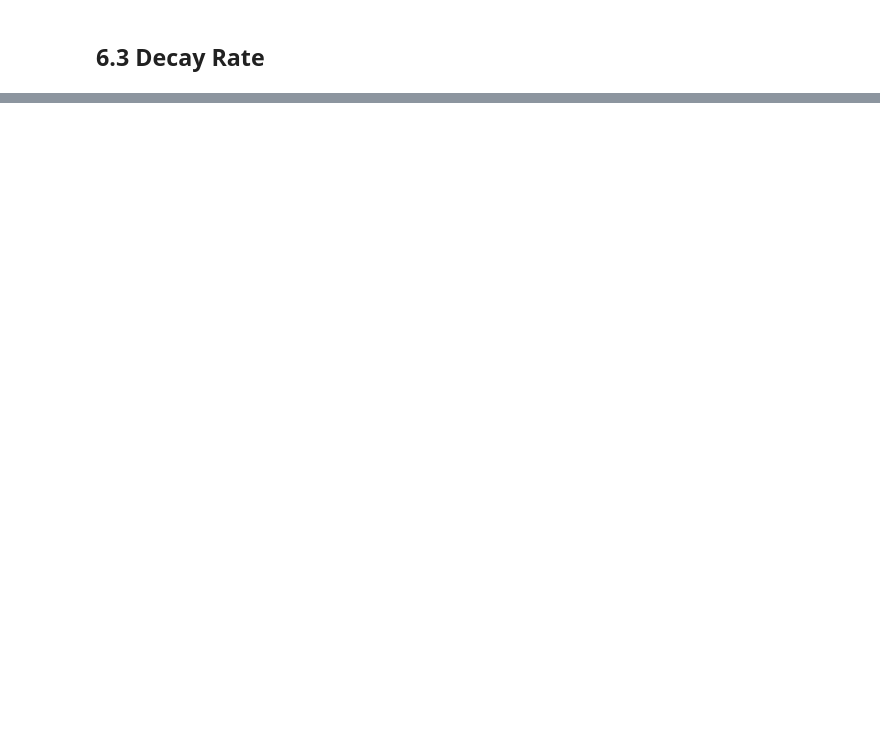
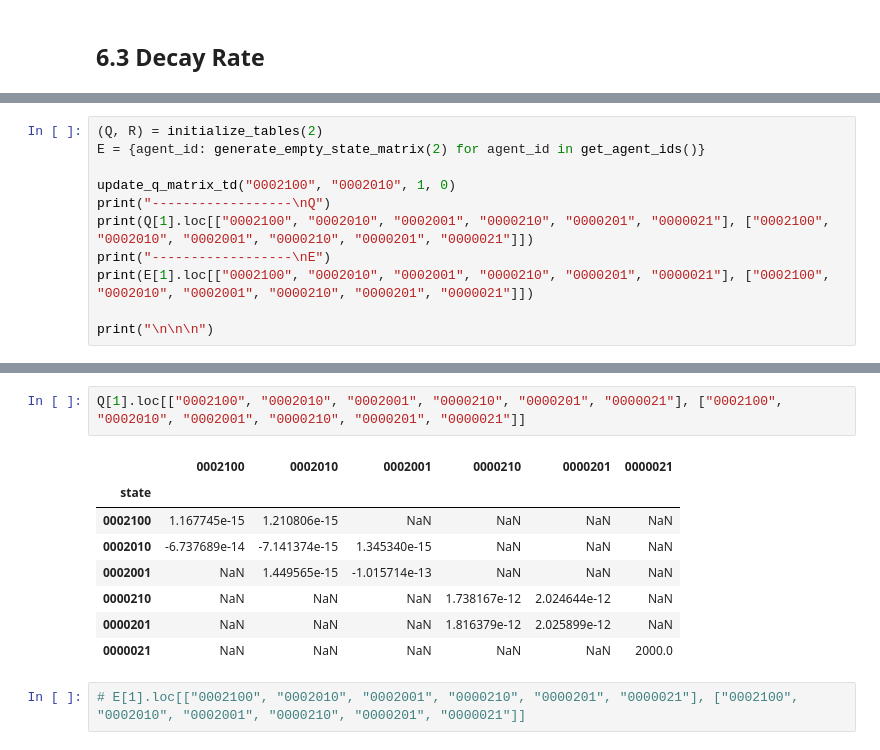
Before and after one commit to melloflavio/2019-SoftwareAgents-CW, a Jupyter notebook: Coursework.ipynb, the cells around one changed output, grey strips where cells are left out. Saved outputs shown, nothing was run; the diff lists cells and outputs as text; blank space fills up the shorter version.

```diff
--- a/Coursework.ipynb
+++ b/Coursework.ipynb
@@ -1066,0 +1093,11 @@ EXPERIMENT = {
+# %%
+(Q, R) = initialize_tables(2)
+E = {agent_id: generate_empty_state_matrix(2) for agent_id in get_agent_ids()}
+
+update_q_matrix_td("0002100", "0002010", 1, 0)
+print("------------------\nQ")
+print(Q[1].loc[["0002100", "0002010", "0002001", "0000210", "0000201", "0000021"], ["0002100", "0002010", "0002001", "0000210", "0000201", "0000021"]])
+print("------------------\nE")
+print(E[1].loc[["0002100", "0002010", "0002001", "0000210", "0000201", "0000021"], ["0002100", "0002010", "0002001", "0000210", "0000201", "0000021"]])
+
+print("\n\n\n")
@@ -1066,0 +1301,13 @@ EXPERIMENT = {
+# %%
+Q[1].loc[["0002100", "0002010", "0002001", "0000210", "0000201", "0000021"], ["0002100", "0002010", "0002001", "0000210", "0000201", "0000021"]]
+# %% [output]
+|  | 0002100 | 0002010 | 0002001 | 0000210 | 0000201 | 0000021 |
+| state |  |  |  |  |  |  |
+| 0002100 | 1.167745e-15 | 1.210806e-15 | NaN | NaN | NaN | NaN |
+| 0002010 | -6.737689e-14 | -7.141374e-15 | 1.345340e-15 | NaN | NaN | NaN |
+| 0002001 | NaN | 1.449565e-15 | -1.015714e-13 | NaN | NaN | NaN |
+| 0000210 | NaN | NaN | NaN | 1.738167e-12 | 2.024644e-12 | NaN |
+| 0000201 | NaN | NaN | NaN | 1.816379e-12 | 2.025899e-12 | NaN |
+| 0000021 | NaN | NaN | NaN | NaN | NaN | 2000.0 |
+# %%
+# E[1].loc[["0002100", "0002010", "0002001", "0000210", "0000201", "0000021"], ["0002100", "0002010", "0002001", "0000210", "0000201", "0000021"]]
```
Also changed, not shown: parts of 60 cells of this notebook.
